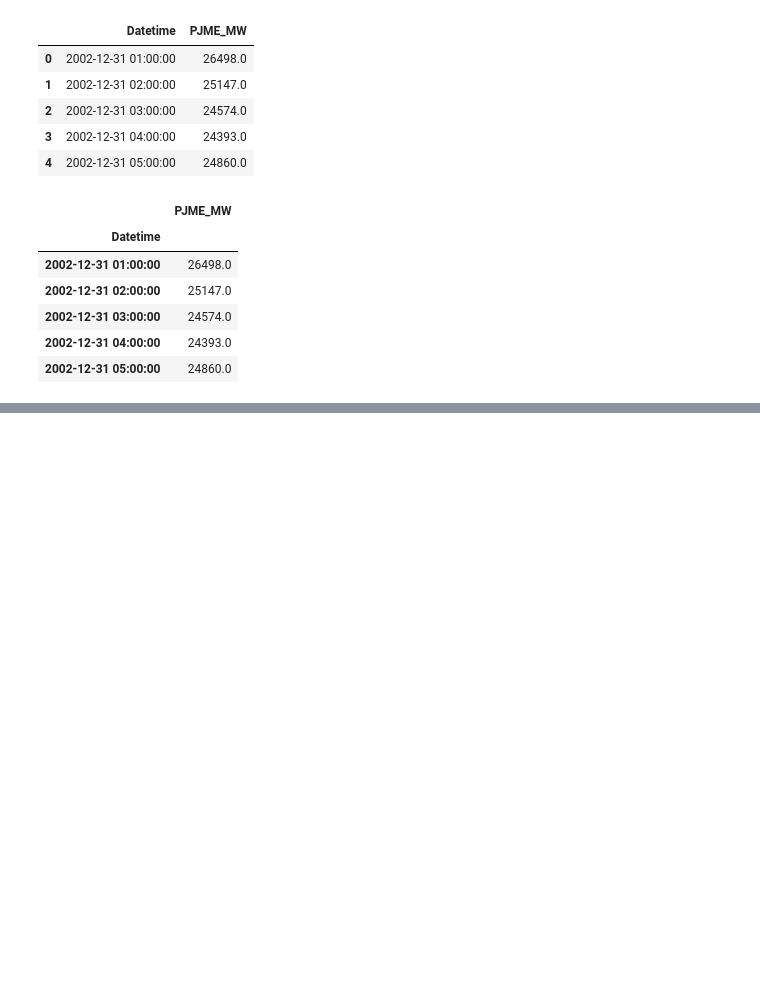
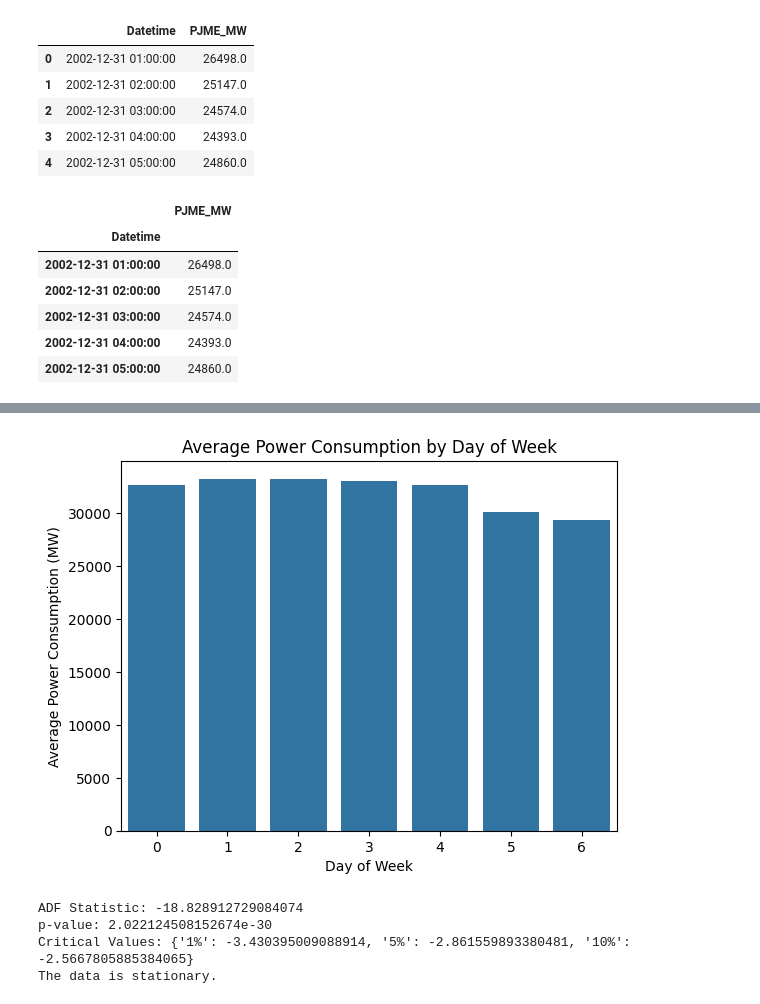
Before and after one commit to heetbhalani/PJM-East-Region-Power-Consumption-Forecast, a Jupyter notebook: forecast_times_series.ipynb, the cells around one changed output, grey strips where cells are left out. Saved outputs shown, nothing was run; the diff lists cells and outputs as text; code cells hidden in the pictures; blank space fills up the shorter version.

```diff
--- a/forecast_times_series.ipynb
+++ b/forecast_times_series.ipynb
@@ -45,0 +78,31 @@ df.head()
+# %%
+df['dayofweek'] = df.index.dayofweek
+weekly_avg = df.groupby('dayofweek')['PJME_MW'].mean()
+
+sns.barplot(x=weekly_avg.index, y=weekly_avg.values)
+plt.title("Average Power Consumption by Day of Week")
+plt.xlabel("Day of Week")
+plt.ylabel("Average Power Consumption (MW)")
+plt.show()
+# %% [output]
+[figure, added]
+# %%
+# check for stationarity
+
+from statsmodels.tsa.stattools import adfuller
+
+# ADF Test
+adf_test = adfuller(df['PJME_MW'])
+print("ADF Statistic:", adf_test[0])
+print("p-value:", adf_test[1])
+print("Critical Values:", adf_test[4])
+
+if adf_test[1] <= 0.05:
+    print("The data is stationary.")
+else:
+    print("The data is not stationary.")
+# %% [output]
+ADF Statistic: -18.828912729084074
+p-value: 2.022124508152674e-30
+Critical Values: {'1%': -3.430395009088914, '5%': -2.861559893380481, '10%': -2.5667805885384065}
+The data is stationary.
```
Also changed, not shown: parts of 14 cells of this notebook.
